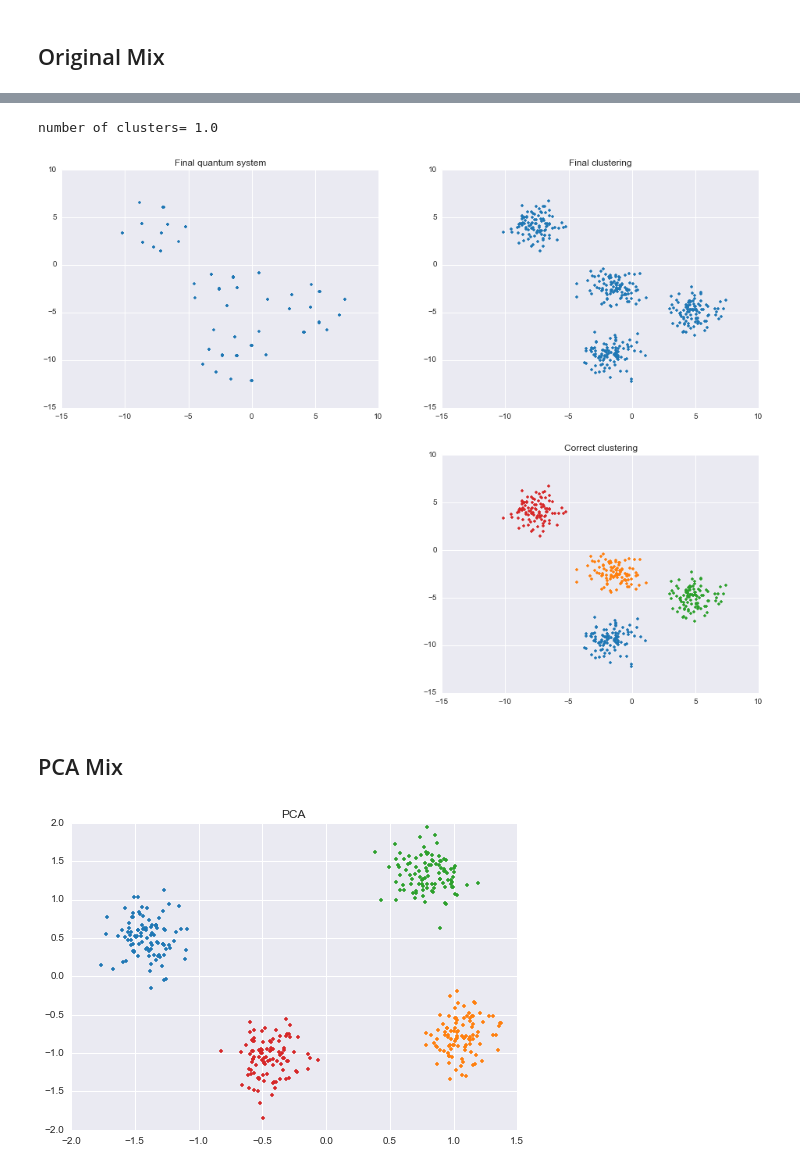
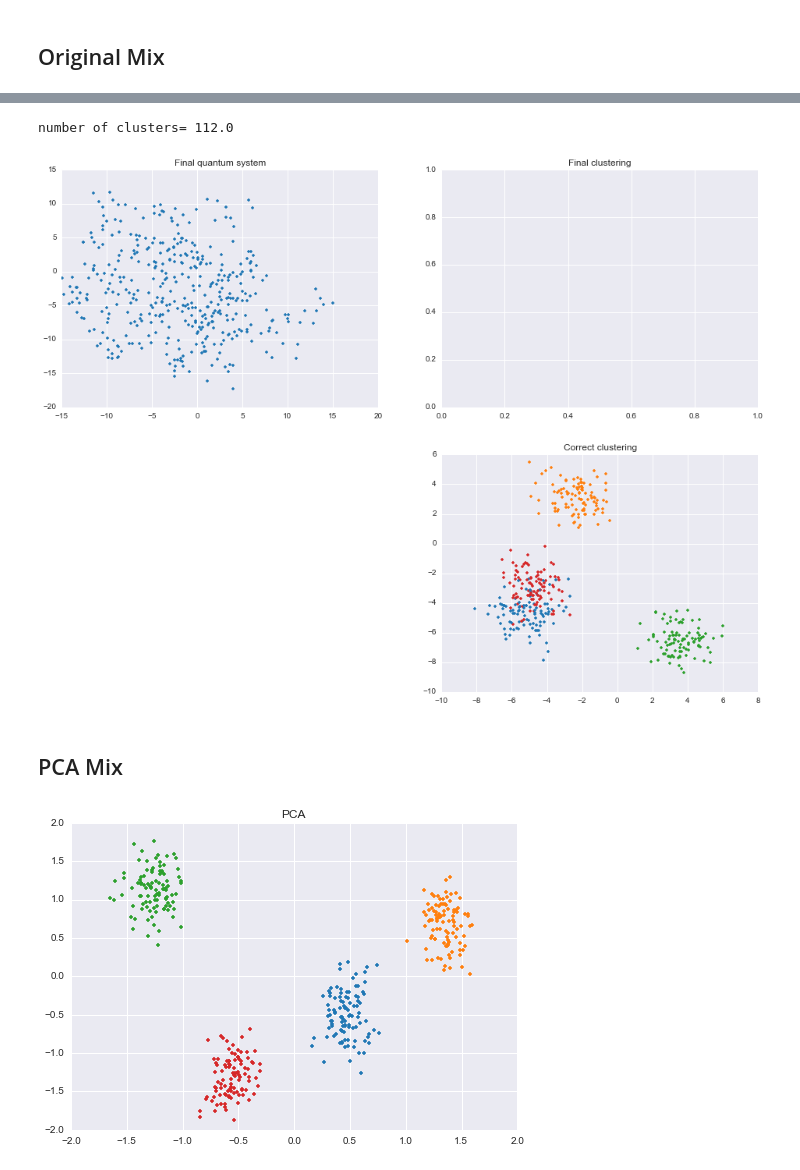
Before and after one commit to diogo-aos/QCThesis, a Jupyter notebook: notebooks/Horn.ipynb, the cells around one changed output, grey strips where cells are left out. Drawn from its saved outputs; the diff is of its cells as text; code cells hidden in the pictures.

```diff
--- a/notebooks/Horn.ipynb
+++ b/notebooks/Horn.ipynb
@@ -381,7 +458,7 @@ Let's now consider clustering on data projected on all principal components and
 #1.0/np.sqrt(2)
 sigma_allpc=0.5
 steps_allpc=200
-crabD_allpc,V_allpc,E=HornAlg.graddesc(ncrabsData[:,:3],sigma=sigma_allpc,steps=steps_allpc)
+crabD_allpc,V_allpc,E=HornAlg.graddesc(ncrabsData3[:,:3],sigma=sigma_allpc,steps=steps_allpc)
 # %%
 sigma_origin=1.0/sqrt(2)
 steps_origin=80
@@ -419,11 +496,11 @@ cAx2.set_title('Final clustering, All PC')
 for i in range(len(crabsAssign)):
     if max(crabClustering_allpc) > 10:
         break
-    cAx2.plot(ncrabsData[i,1],ncrabsData[i,2],marker='.',c=tableau20[int(crabClustering_allpc[i]-1)*2])
+    cAx2.plot(ncrabsData3[i,1],ncrabsData3[i,2],marker='.',c=tableau20[int(crabClustering_allpc[i]-1)*2])
 
 cAx3.set_title('Original clustering, All PC')
 for i in range(len(crabsAssign)):
-    cAx3.plot(ncrabsData[i,1],ncrabsData[i,2],marker='.',c=tableau20[int(crabsAssign[i]-1)*2])
+    cAx3.plot(ncrabsData3[i,1],ncrabsData3[i,2],marker='.',c=tableau20[int(crabsAssign[i]-1)*2])
 
     #--------------------------------------------------------------#
 
@@ -476,9 +553,9 @@ for i in range(x_Gauss.shape[0]):
 # %%
-sigma=1./2
-steps=80
-gaussD,V,E=HornAlg.graddesc(x_2cluster[:,0:2],sigma=sigma,steps=steps)
+sigma=2.
+steps=200
+gaussD,V,E=HornAlg.graddesc(x_2cluster,sigma=sigma,steps=steps)
 # %%
-dist=34
+dist=6
 nX_clustering=HornAlg.fineCluster(gaussD,dist,potential=V)
 print 'number of clusters=',max(nX_clustering)
 
@@ -506,17 +583,17 @@ gRes_ax3.set_title('Correct clustering')
 for i in range(x_Gauss.shape[0]):
     gRes_ax3.plot(x_2cluster[i,0],x_2cluster[i,1],marker='.',c=tableau20[int(x_assign[i])*2])
 # %% [output]
-number of clusters= 1.0
+number of clusters= 112.0
-[figure, old version]
+[figure, new version]
 # %% [markdown]
 ## PCA Mix
 # %%
-pca=sklearn.decomposition.PCA(whiten=True)
-pcaX=pca.fit_transform(nX)
+pcaX,gaussComps,gaussEigs=HornAlg.pcaFun(x_Gauss,whiten=True,center=True,
+                                             method='eig',type='cov',normalize=False)
 gPCAf=plt.figure()
 plt.title('PCA')
 for i in range(x_Gauss.shape[0]):
     plt.plot(pcaX[i,0],pcaX[i,1],marker='.',c=tableau20[int(x_assign[i])*2])
 # %% [output]
-[figure, old version]
+[figure, new version]
 # %%
```
Also changed, not shown: parts of 23 cells of this notebook, 1 other file.
